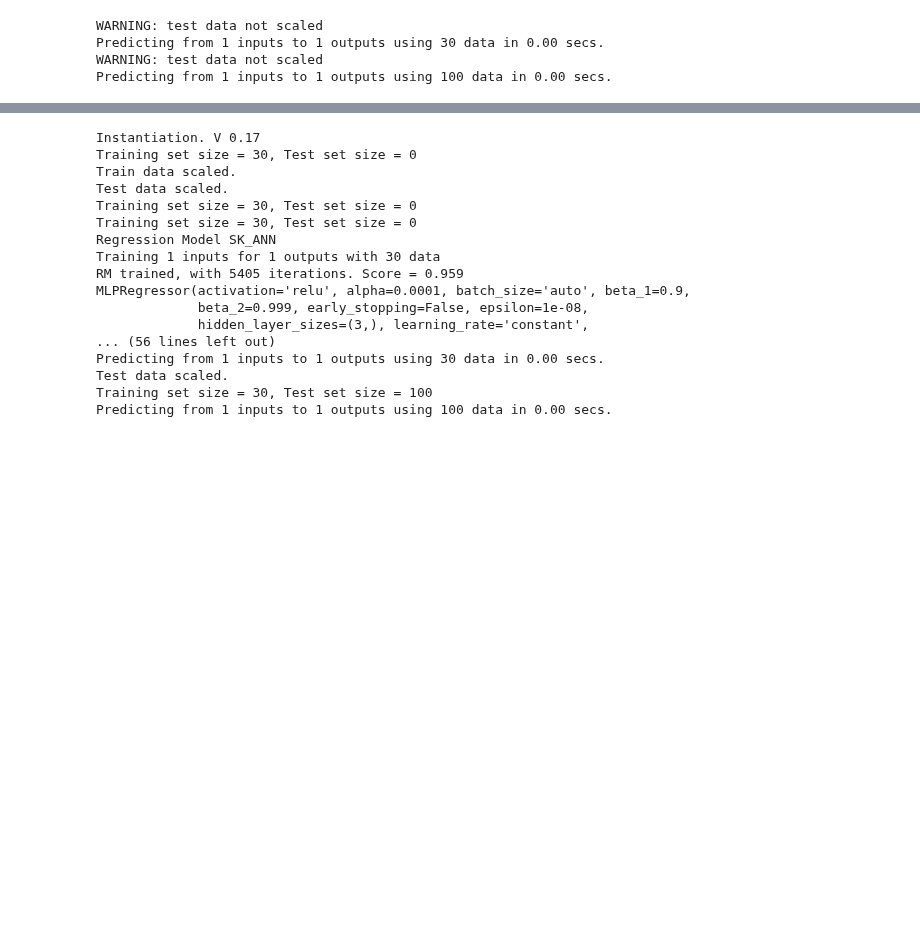
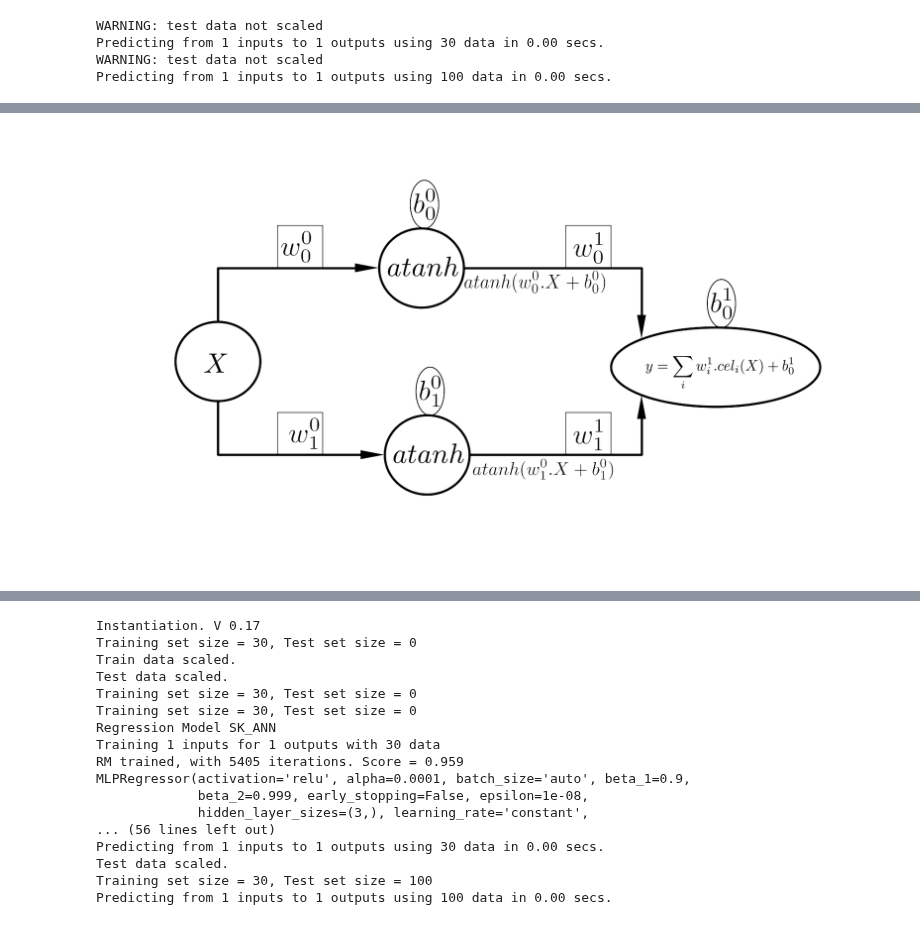
Before and after one commit to Morisset/AI4neb, a Jupyter notebook: docs/ComparePolynom.ipynb, the cells around one changed output, grey strips where cells are left out. Cells and saved outputs as stored; diff of their text form; code cells hidden in the pictures; blank space fills up the shorter version.

```diff
--- a/docs/ComparePolynom.ipynb
+++ b/docs/ComparePolynom.ipynb
@@ -144,0 +162,5 @@ Predicting from 1 inputs to 1 outputs using 100 data in 0.00 secs.
+# %%
+from IPython.display import Image
+Image(filename = "ANN_1_2.png", width = 800)
+# %% [output]
+[figure, added]
```
Also changed, not shown: parts of 16 cells of this notebook, 3 other files.
